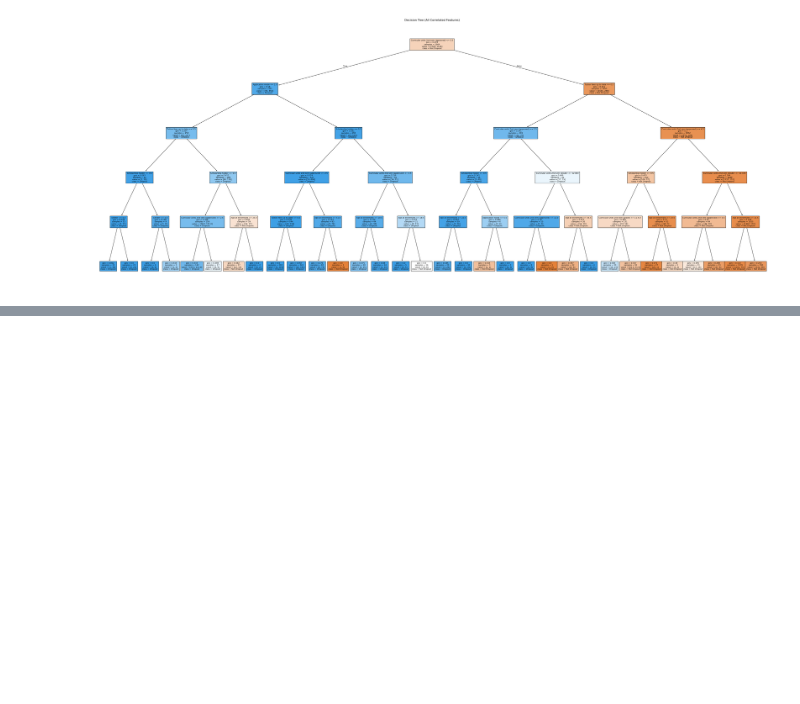
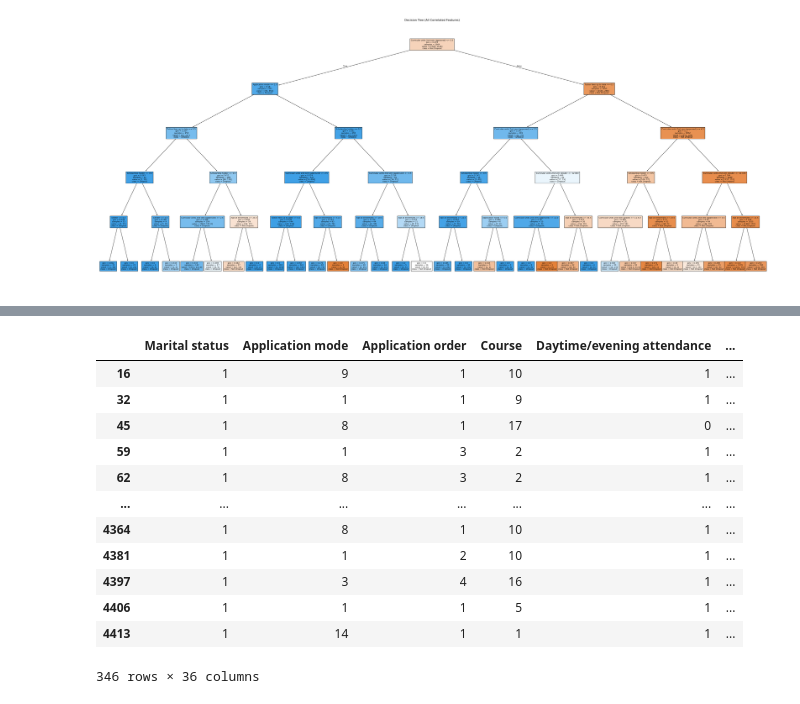
Before and after one commit to anapocai/machine_learning_project, a Jupyter notebook: Ana.ipynb, the cells around one changed output, grey strips where cells are left out. Cells and saved outputs as stored; diff of their text form; code cells hidden in the pictures; blank space fills up the shorter version.

Commit message:
using the enrolled data to see wicth studants have the probabilit of dropping out

```diff
--- a/Ana.ipynb
+++ b/Ana.ipynb
@@ -223,0 +226,9 @@ plt.show()
+# %%
+X_enrolled = df_enrolled[strong_features]
+y_pred_enrolled= tree_strong.predict(X_enrolled)
+
+# Adicionar as previsões no DataFrame
+df_enrolled['Risk of Dropout'] = y_pred_enrolled
+
+# Verificar as previsões (1 significa que o aluno está em risco, 0 significa que não está)
+print(df_enrolled[['Curricular units 2nd sem (grade)', 'Tuition fees up to date', 'Risk of Dropout']].head())
@@ -223,0 +247,20 @@ plt.show()
+# %%
+# Filtrando os alunos em risco de abandono
+students_at_risk = df_enrolled[df_enrolled['Risk of Dropout'] == 1]
+
+# Exibir os alunos em risco
+students_at_risk
+# %% [output]
+|  | Marital status | Application mode | Application order | Course | Daytime/evening attendance | ... |
+| 16 | 1 | 9 | 1 | 10 | 1 | ... |
+| 32 | 1 | 1 | 1 | 9 | 1 | ... |
+| 45 | 1 | 8 | 1 | 17 | 0 | ... |
+| 59 | 1 | 1 | 3 | 2 | 1 | ... |
+| 62 | 1 | 8 | 3 | 2 | 1 | ... |
+| ... | ... | ... | ... | ... | ... | ... |
+| 4364 | 1 | 8 | 1 | 10 | 1 | ... |
+| 4381 | 1 | 1 | 2 | 10 | 1 | ... |
+| 4397 | 1 | 3 | 4 | 16 | 1 | ... |
+| 4406 | 1 | 1 | 1 | 5 | 1 | ... |
+| 4413 | 1 | 14 | 1 | 1 | 1 | ... |
+346 rows × 36 columns
```
Also changed, not shown: parts of 2 cells of this notebook.
